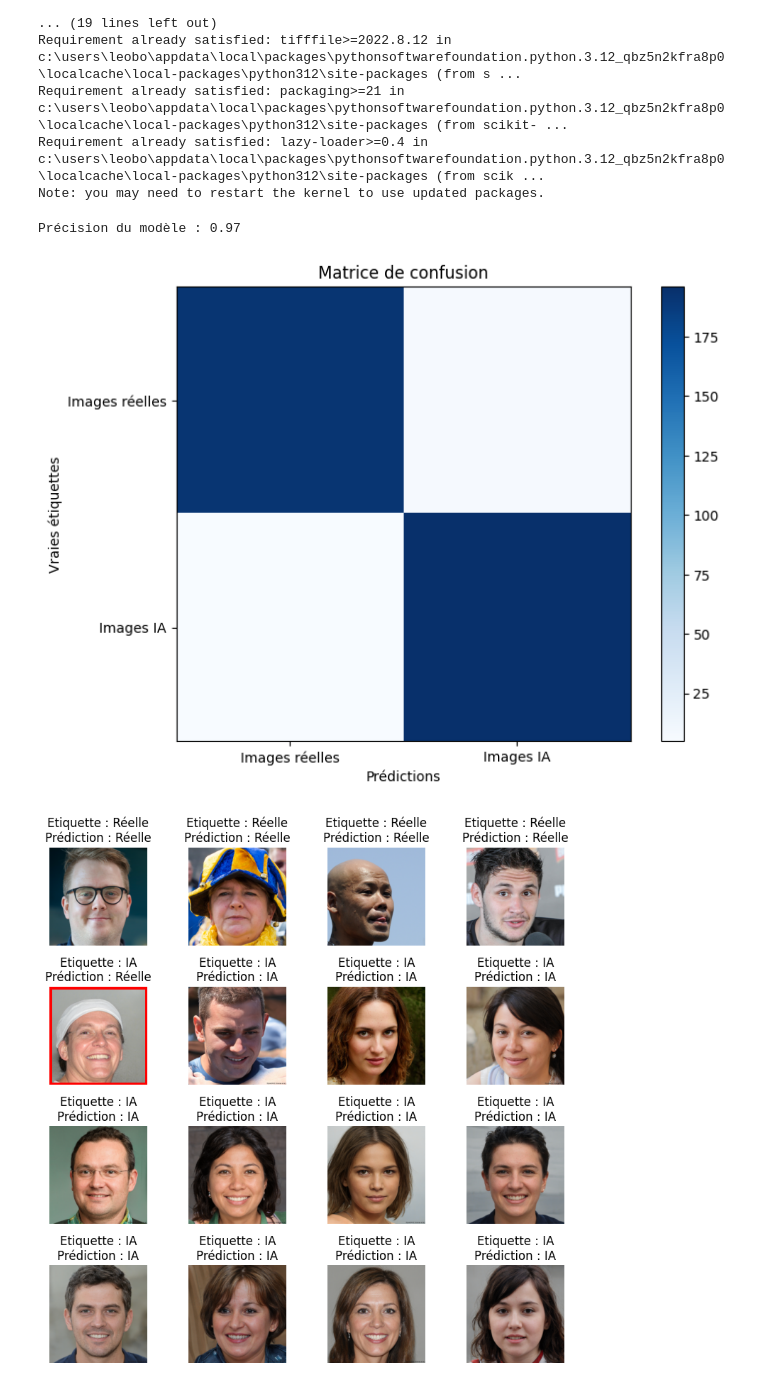
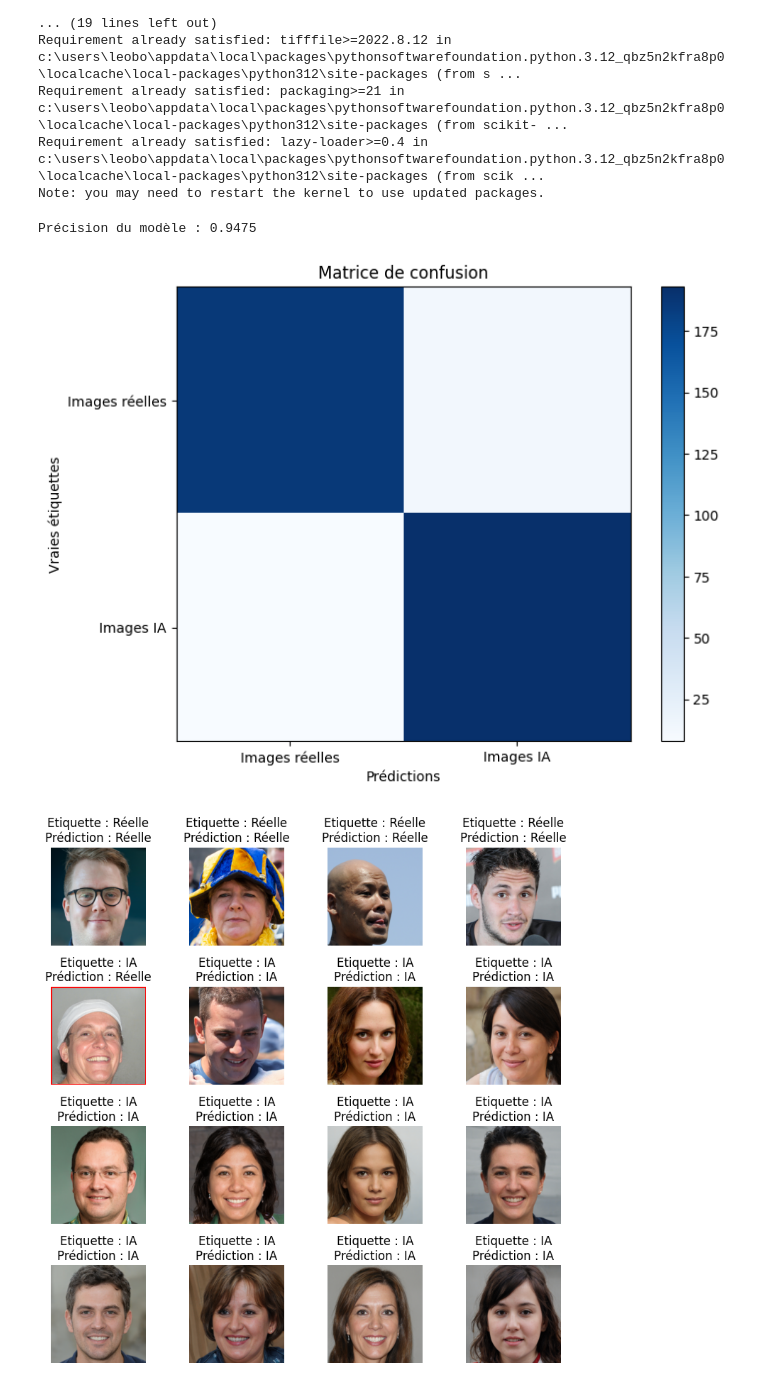
Before and after one commit to Aldresus/ADS, a Jupyter notebook: ads.ipynb, the cells around one changed output. Cells and saved outputs as stored; diff of their text form; code cells hidden in the pictures.

```diff
--- a/ads.ipynb
+++ b/ads.ipynb
@@ -31,15 +31,15 @@ from skimage.io import imread
 from skimage.transform import resize
 
 # Chemin vers les dossiers contenant les images
-real_images_dir = "dataset/1000/real"
-ai_images_dir = "dataset/1000/fake"
+real_images_dir = "dataset/1000/real_cropped/"
+ai_images_dir = "dataset/1000/fake_cropped/"
 
-# Lire et redimensionner les images
+# Lire et redimensionner les images de 1024x994 en 256x248
 def load_images(directory):
     images = []
     for filename in os.listdir(directory):
         image = imread(os.path.join(directory, filename))
-        image = resize(image, (256, 256))  # Redimensionner les images à une taille fixe
+        image = resize(image, (256, 248)) # Redimensionner en 256x248
         images.append(image)
     return images
 
@@ -71,7 +71,7 @@ y_pred = svm.predict(X_test)
 accuracy = accuracy_score(y_test, y_pred)
 print("Précision du modèle :", accuracy)
 # %% [output]
-Précision du modèle : 0.97
+Précision du modèle : 0.9475
 # %%
 import matplotlib.pyplot as plt
 import matplotlib.patches as patches
@@ -91,34 +91,34 @@ plt.show()
 
 # Afficher quelques exemples d'images réelles et d'images IA avec leurs prédictions
 fig, axes = plt.subplots(4, 4, figsize=(8, 8))
 real_indices = np.where(y_test == 0)[0]
 ai_indices = np.where(y_test == 1)[0]
 
 for i, ax in enumerate(axes.flat):
     if i < 4:
         index = real_indices[i]
         label = "Réelle"
     else:
         index = ai_indices[i - 4]
         label = "IA"
 
-    image = X_test[index].reshape(256, 256, -1)
+    image = X_test[index].reshape(256, 248, -1)
     prediction = "Réelle" if y_pred[index] == 0 else "IA"
 
     ax.imshow(image)
     ax.set_title(f"Etiquette : {label}\nPrédiction : {prediction}")
     ax.axis("off")
 
     # Changer la couleur du fond des images mal classifiées
     if (label == "Réelle" and y_pred[index] == 1) or (label == "IA" and y_pred[index] == 0):
         # Create a rectangle and add it to the axes
-        rect = patches.Rectangle((0, 0), 256, 256, linewidth=5, edgecolor='red', facecolor='none')
+        rect = patches.Rectangle((0, 0), image.shape[1], image.shape[0], linewidth=2, edgecolor='r', facecolor='none')
         ax.add_patch(rect)
 
     ax.axis("off")
 
 plt.tight_layout()
 plt.show()
 # %% [output]
-[figure, old version]
+[figure, new version]
-[figure, old version]
+[figure, new version]
```
Also changed, not shown: parts of 5 cells of this notebook, 1 other file.
